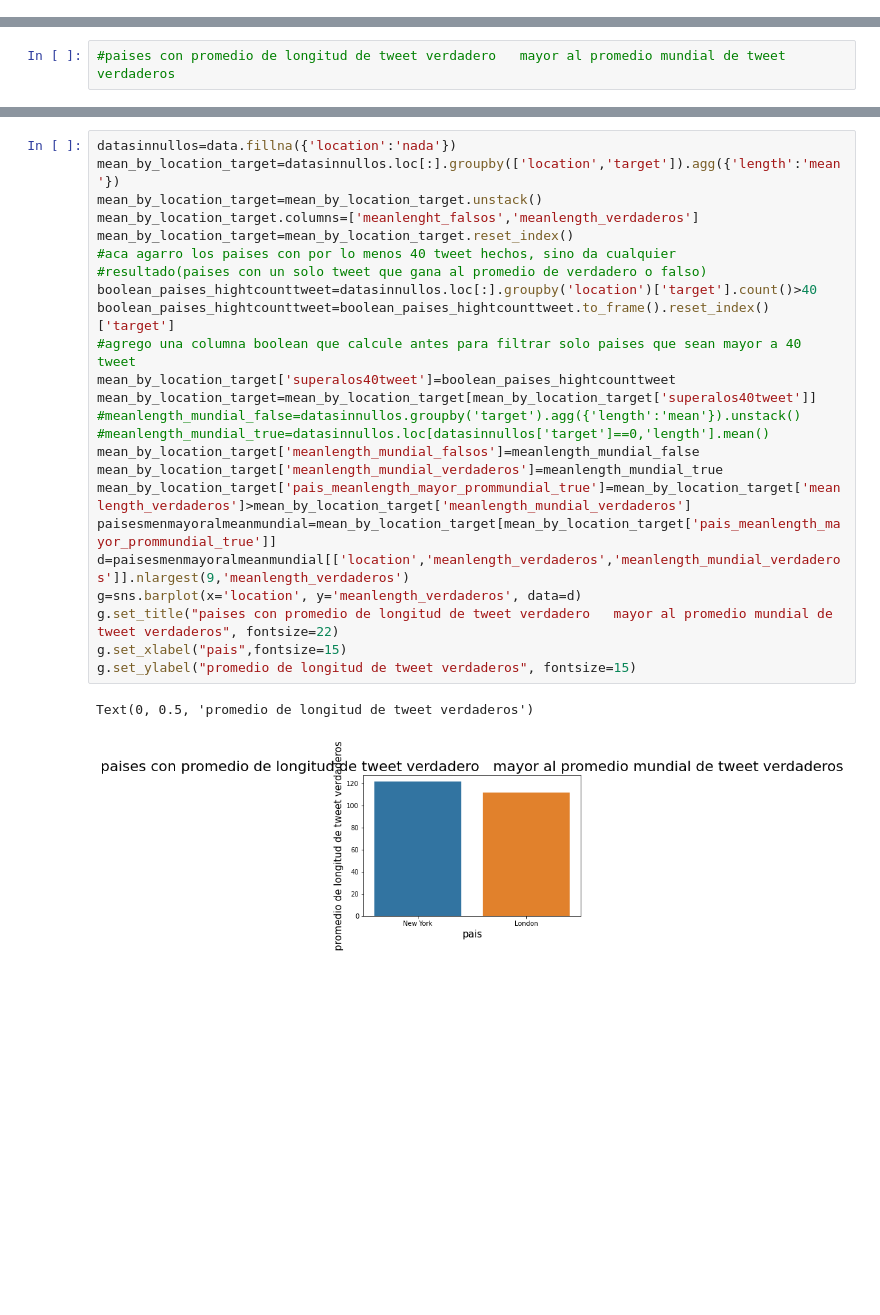
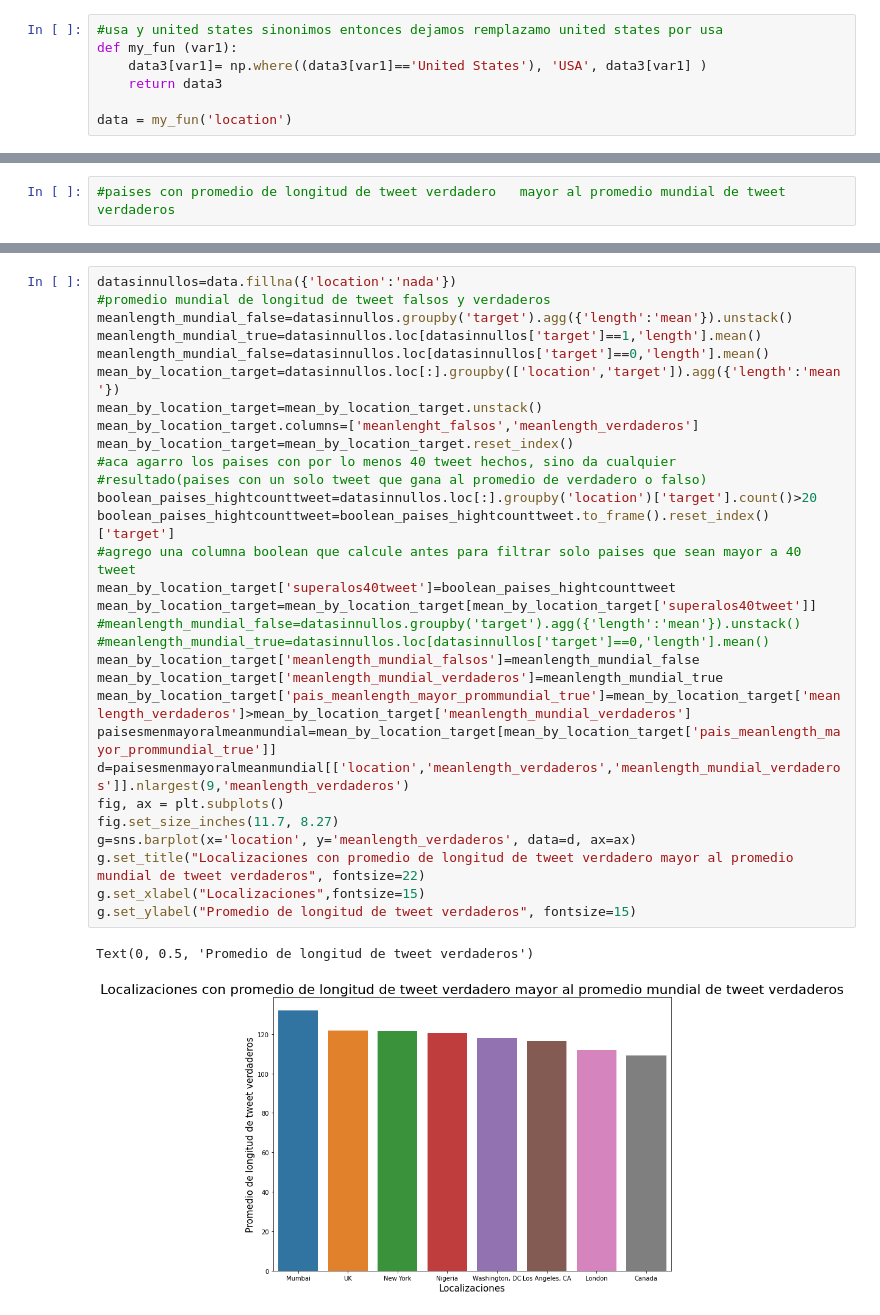
Before and after one commit to tomifarall/Orga-Datos-Tp1, a Jupyter notebook: analisis.ipynb, the cells around one changed output, grey strips where cells are left out. Drawn from its saved outputs; the diff is of its cells as text; blank space fills up the shorter version.

```diff
--- a/analisis.ipynb
+++ b/analisis.ipynb
@@ -30,6 +30,13 @@ downloaded = drive.CreateFile({'id': file_id})
 downloaded.GetContentFile('train.csv')
 # %%
 data = pd.read_csv('train.csv')
+# %%
+#usa y united states sinonimos entonces dejamos remplazamo united states por usa
+def my_fun (var1):
+    data3[var1]= np.where((data3[var1]=='United States'), 'USA', data3[var1] )
+    return data3
+
+data = my_fun('location')
 # %%
 data['length']=data['text'].str.len()
 data.head()
@@ -295,27 +319,33 @@ meanlength_mundial_false=datasinnullos.loc[datasinnullos['target']==0,'length'].
 # %%
 datasinnullos=data.fillna({'location':'nada'})
+#promedio mundial de longitud de tweet falsos y verdaderos
+meanlength_mundial_false=datasinnullos.groupby('target').agg({'length':'mean'}).unstack()
+meanlength_mundial_true=datasinnullos.loc[datasinnullos['target']==1,'length'].mean()
+meanlength_mundial_false=datasinnullos.loc[datasinnullos['target']==0,'length'].mean()
 mean_by_location_target=datasinnullos.loc[:].groupby(['location','target']).agg({'length':'mean'})
 mean_by_location_target=mean_by_location_target.unstack()
 mean_by_location_target.columns=['meanlenght_falsos','meanlength_verdaderos']
 mean_by_location_target=mean_by_location_target.reset_index()
 #aca agarro los paises con por lo menos 40 tweet hechos, sino da cualquier
 #resultado(paises con un solo tweet que gana al promedio de verdadero o falso)
-boolean_paises_hightcounttweet=datasinnullos.loc[:].groupby('location')['target'].count()>40
+boolean_paises_hightcounttweet=datasinnullos.loc[:].groupby('location')['target'].count()>20
 boolean_paises_hightcounttweet=boolean_paises_hightcounttweet.to_frame().reset_index()['target']
 #agrego una columna boolean que calcule antes para filtrar solo paises que sean mayor a 40 tweet
 mean_by_location_target['superalos40tweet']=boolean_paises_hightcounttweet
 mean_by_location_target=mean_by_location_target[mean_by_location_target['superalos40tweet']]
 #meanlength_mundial_false=datasinnullos.groupby('target').agg({'length':'mean'}).unstack()
 #meanlength_mundial_true=datasinnullos.loc[datasinnullos['target']==0,'length'].mean()
 mean_by_location_target['meanlength_mundial_falsos']=meanlength_mundial_false
 mean_by_location_target['meanlength_mundial_verdaderos']=meanlength_mundial_true
 mean_by_location_target['pais_meanlength_mayor_prommundial_true']=mean_by_location_target['meanlength_verdaderos']>mean_by_location_target['meanlength_mundial_verdaderos']
 paisesmenmayoralmeanmundial=mean_by_location_target[mean_by_location_target['pais_meanlength_mayor_prommundial_true']]
 d=paisesmenmayoralmeanmundial[['location','meanlength_verdaderos','meanlength_mundial_verdaderos']].nlargest(9,'meanlength_verdaderos')
-g=sns.barplot(x='location', y='meanlength_verdaderos', data=d)
-g.set_title("paises con promedio de longitud de tweet verdadero   mayor al promedio mundial de tweet verdaderos", fontsize=22)
-g.set_xlabel("pais",fontsize=15)
-g.set_ylabel("promedio de longitud de tweet verdaderos", fontsize=15)
+fig, ax = plt.subplots()
+fig.set_size_inches(11.7, 8.27)
+g=sns.barplot(x='location', y='meanlength_verdaderos', data=d, ax=ax)
+g.set_title("Localizaciones con promedio de longitud de tweet verdadero mayor al promedio mundial de tweet verdaderos", fontsize=22)
+g.set_xlabel("Localizaciones",fontsize=15)
+g.set_ylabel("Promedio de longitud de tweet verdaderos", fontsize=15)
 # %% [output]
-Text(0, 0.5, 'promedio de longitud de tweet verdaderos')
+Text(0, 0.5, 'Promedio de longitud de tweet verdaderos')
-[figure, old version]
+[figure, new version]
```
Also changed, not shown: parts of 31 cells of this notebook.
